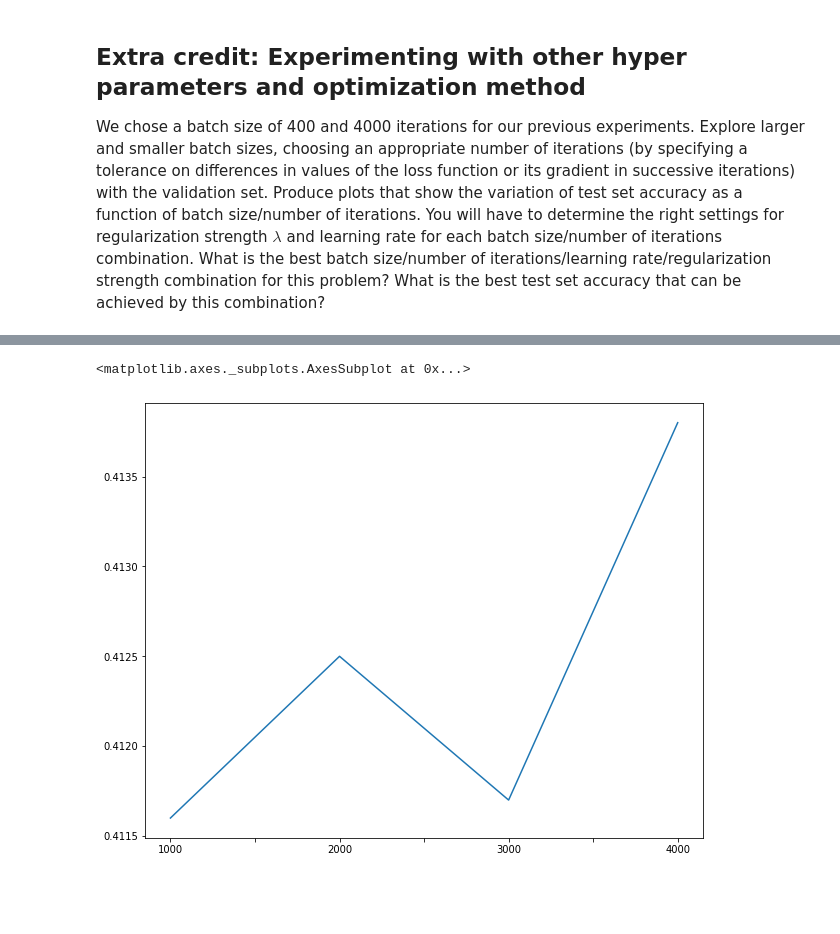
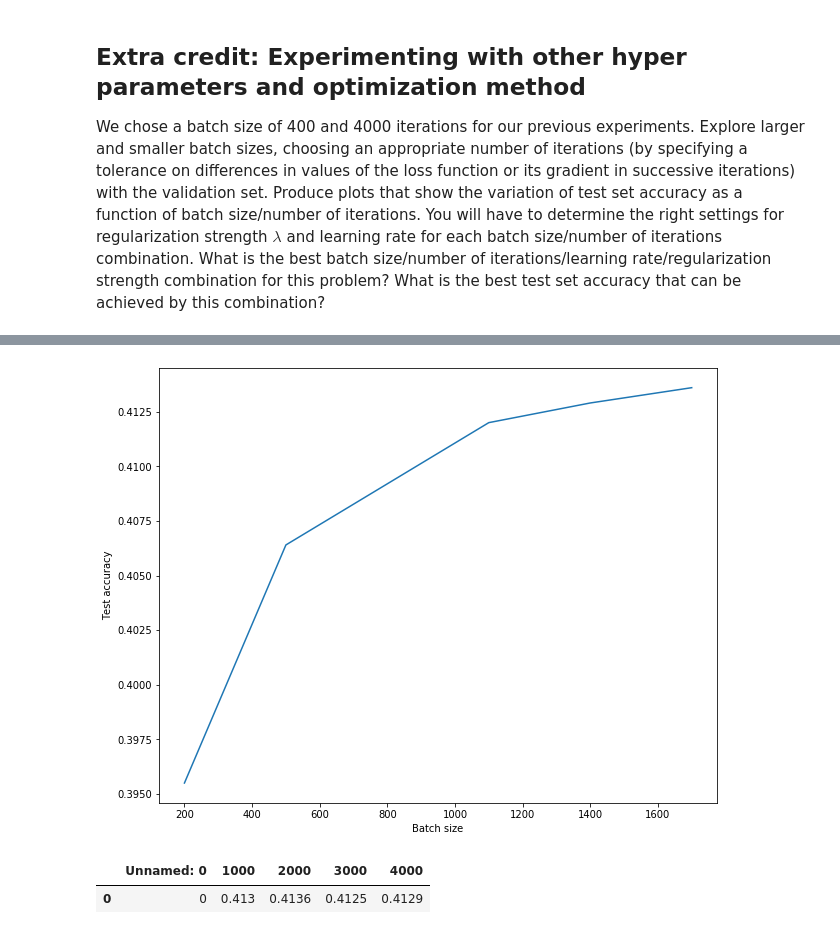
Before and after one commit to JavisDaDa/Statistical-ML, a Jupyter notebook: hw3/softmax_cifar.ipynb, the cells around one changed output, grey strips where cells are left out. Saved outputs shown, nothing was run; the diff lists cells and outputs as text; code cells hidden in the pictures; blank space fills up the shorter version.

```diff
--- a/hw3/softmax_cifar.ipynb
+++ b/hw3/softmax_cifar.ipynb
@@ -450,5 +446,16 @@ df_batch.loc[0][1:].plot()
-# %%
-df_iter.loc[0][1:].plot()
-# %% [output]
-<matplotlib.axes._subplots.AxesSubplot at 0x...>
-[figure, removed]
+# %%
+import matplotlib.pyplot as plt
+x = [200, 500, 800, 1100, 1400, 1700]
+y = df_batch.loc[0][1:]
+plt.plot(x, y)
+plt.xlabel('Batch size')
+plt.ylabel('Test accuracy')
+plt.savefig('batch.png')
+plt.show()
+# %% [output]
+[figure, added]
+# %%
+df_iter
+# %% [output]
+|  | Unnamed: 0 | 1000 | 2000 | 3000 | 4000 |
+| 0 | 0 | 0.413 | 0.4136 | 0.4125 | 0.4129 |
```
Also changed, not shown: parts of 15 cells of this notebook, 40 other files.
